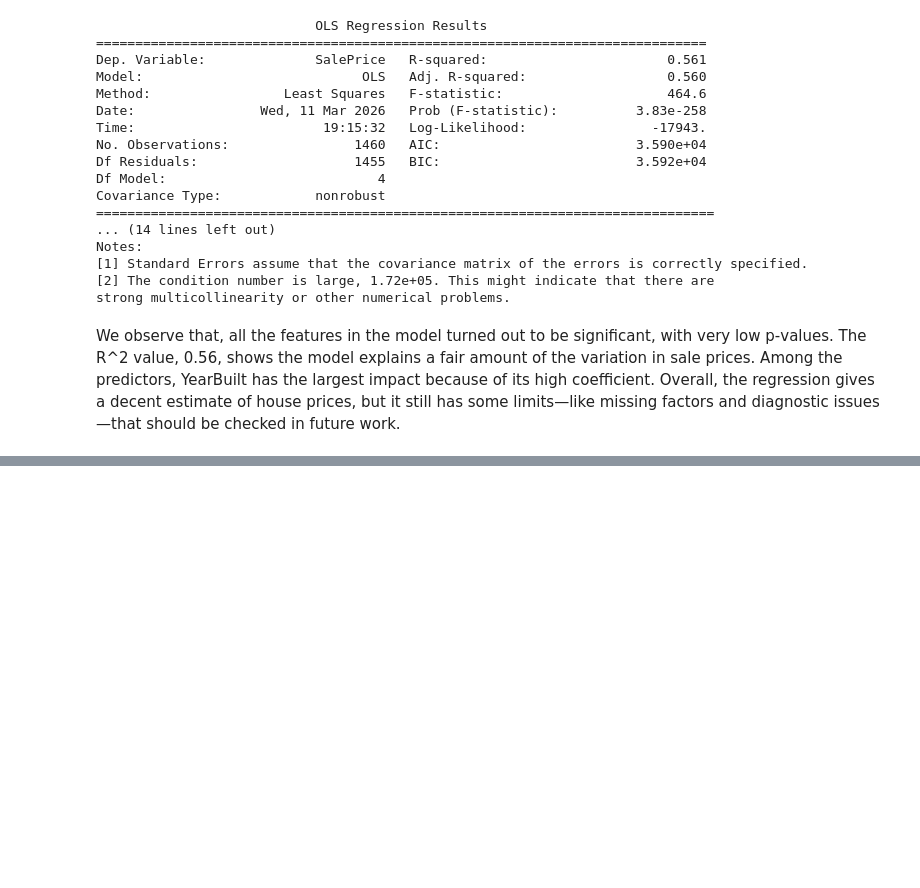
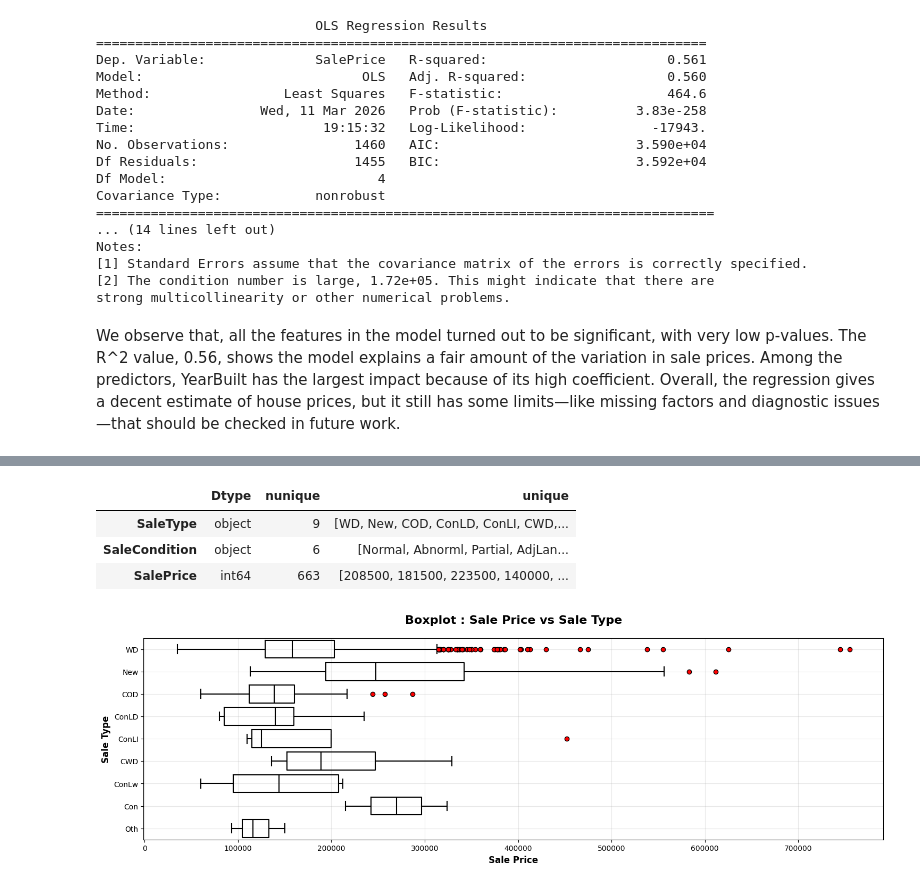
Before and after one commit to annugit1655/Real-Estate-Price-Prediction, a Jupyter notebook: Real-Estate-Price-Prediction/notebooks/EDA-house-part-1.ipynb, the cells around one changed output, grey strips where cells are left out. Cells and saved outputs as stored; diff of their text form; code cells hidden in the pictures; blank space fills up the shorter version.

```diff
--- a/Real-Estate-Price-Prediction/notebooks/EDA-house-part-1.ipynb
+++ b/Real-Estate-Price-Prediction/notebooks/EDA-house-part-1.ipynb
@@ -518,0 +516,26 @@ We observe that, all the features in the model turned out to be significant, wit
+# %%
+dtype_df.loc[['SaleType','SaleCondition', 'SalePrice'],:]
+# %% [output]
+|  | Dtype | nunique | unique |
+| SaleType | object | 9 | [WD, New, COD, ConLD, ConLI, CWD,... |
+| SaleCondition | object | 6 | [Normal, Abnorml, Partial, AdjLan... |
+| SalePrice | int64 | 663 | [208500, 181500, 223500, 140000, ... |
+# %%
+fig, ax = plt.subplots(figsize=(15, 5))
+sns.boxplot(
+    data=new_df,
+    x='SalePrice', y='SaleType',
+    fill=False, color='k',
+    flierprops=dict(marker='o', markerfacecolor='r'),
+    ax=ax
+)
+
+ax.set_title("Boxplot : Sale Price vs Sale Type", fontsize=16, fontweight='bold', y=1.05)
+ax.set_xlabel("Sale Price", fontsize=12, fontweight='bold')
+ax.set_ylabel("Sale Type", fontsize=12, fontweight='bold')
+
+plt.grid(True, alpha=0.3)
+plt.tight_layout()
+plt.show()
+# %% [output]
+[figure, added]
```
Also changed, not shown: parts of 10 cells of this notebook.
